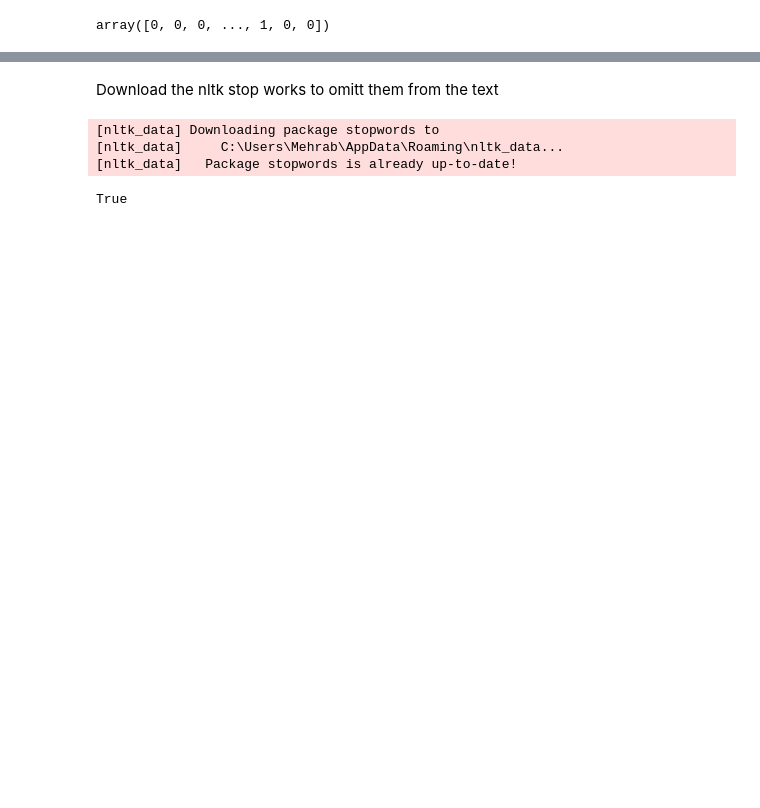
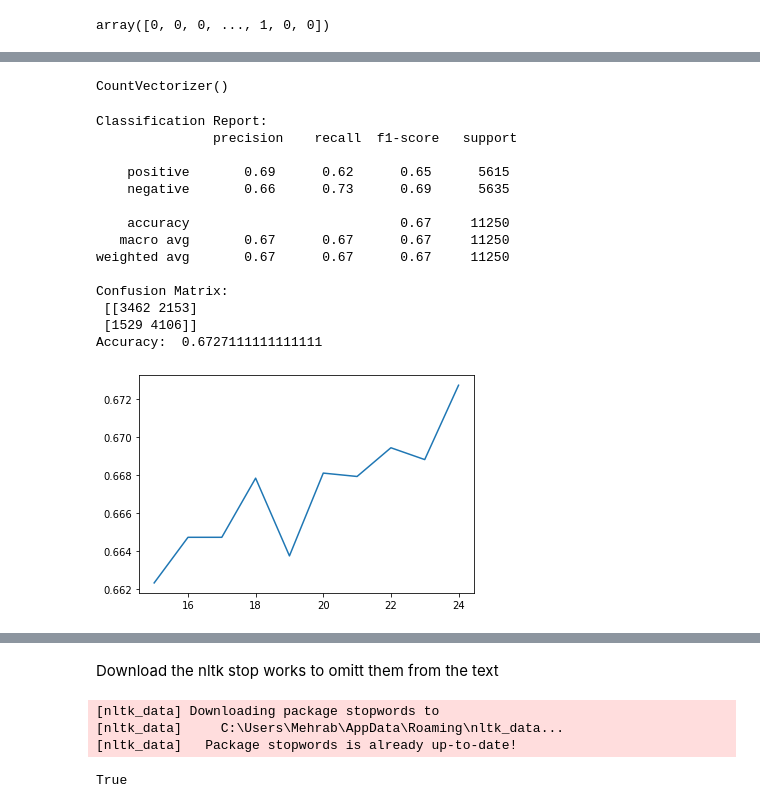
Before and after one commit to mbohlooli/kntu_ai_final_project_4021, a Jupyter notebook: main.ipynb, the cells around one changed output, grey strips where cells are left out. Cells and saved outputs as stored; diff of their text form; code cells hidden in the pictures; blank space fills up the shorter version.

```diff
--- a/main.ipynb
+++ b/main.ipynb
@@ -93,2 +141,34 @@ We one hot encode the sentiment column science it is categorical
 # %%
 stopwords = ['.', ',', ';', '"', '\'', '\n', '\r', 'br', '!', '?', '`', '<', '>', '/']
+# %%
+def simple_preprocess_comment(comment):
+    comment_tokenized = word_tokenize(comment)
+    comment_tokenized_filterd = [w for w in comment_tokenized if w not in stopwords]
+    return ' '.join(comment_tokenized_filterd)
+# %%
+df['simple_preprocessed_comment'] = df['comment'].apply(simple_preprocess_comment)
+# %%
+vectorizer = CountVectorizer()
+vectorizer.fit(df['simple_preprocessed_comment'])
+# %% [output]
+CountVectorizer()
+# %%
+X = vectorizer.transform(df['simple_preprocessed_comment'])
+# %%
+train_knn(X,y)
+# %% [output]
+Classification Report:
+               precision    recall  f1-score   support
+
+    positive       0.69      0.62      0.65      5615
+    negative       0.66      0.73      0.69      5635
+
+    accuracy                           0.67     11250
+   macro avg       0.67      0.67      0.67     11250
+weighted avg       0.67      0.67      0.67     11250
+
+Confusion Matrix:
+ [[3462 2153]
+ [1529 4106]]
+Accuracy:  0.6727111111111111
+[figure, added]
```
Also changed, not shown: parts of 25 cells of this notebook.
